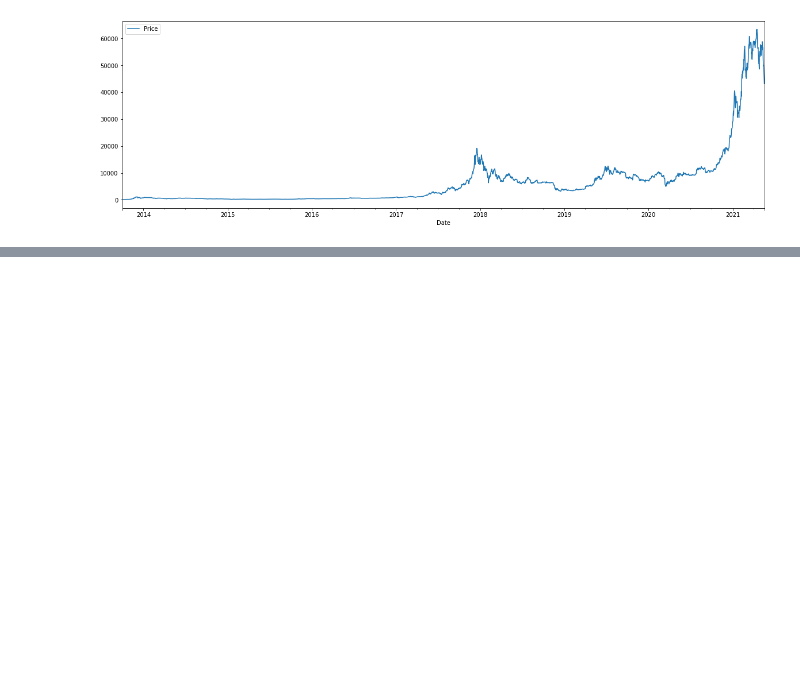
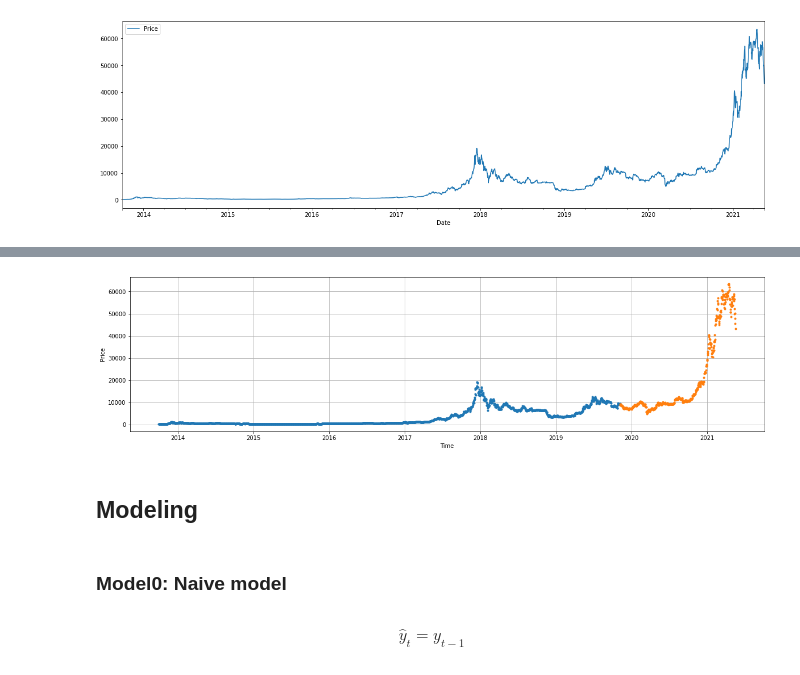
Before and after one commit to MahmutAtia/Time-Series-Analysis-in-Python, a Jupyter notebook: Time Series Analysis With TensorFlow.ipynb, the cells around one changed output, grey strips where cells are left out. Saved outputs shown, nothing was run; the diff lists cells and outputs as text; code cells hidden in the pictures; blank space fills up the shorter version.

```diff
--- a/Time Series Analysis With TensorFlow.ipynb
+++ b/Time Series Analysis With TensorFlow.ipynb
@@ -47,0 +87,20 @@ df_price.plot(figsize =(20,6))
+# %%
+def plot_time_series(x,y,label=None, start=0, end=None , format = "."):
+  plt.plot( x[start:end],y[start:end],format, label= label)
+  plt.xlabel("Time")
+  plt.ylabel("Price")
+  if label:
+   plt.legend(fontsize = 14)
+  plt.grid(True)
+# %%
+plt.figure(figsize = (20,5))
+plot_time_series(x_train,y_train)
+plot_time_series(x_test,y_test)
+# %% [output]
+[figure, added]
+# %% [markdown]
+## Modeling
+# %% [markdown]
+### Model0: Naive model
+# %% [markdown]
+$$\hat{y}_{t} = y_{t-1}$$
```
Also changed, not shown: parts of 12 cells of this notebook.
